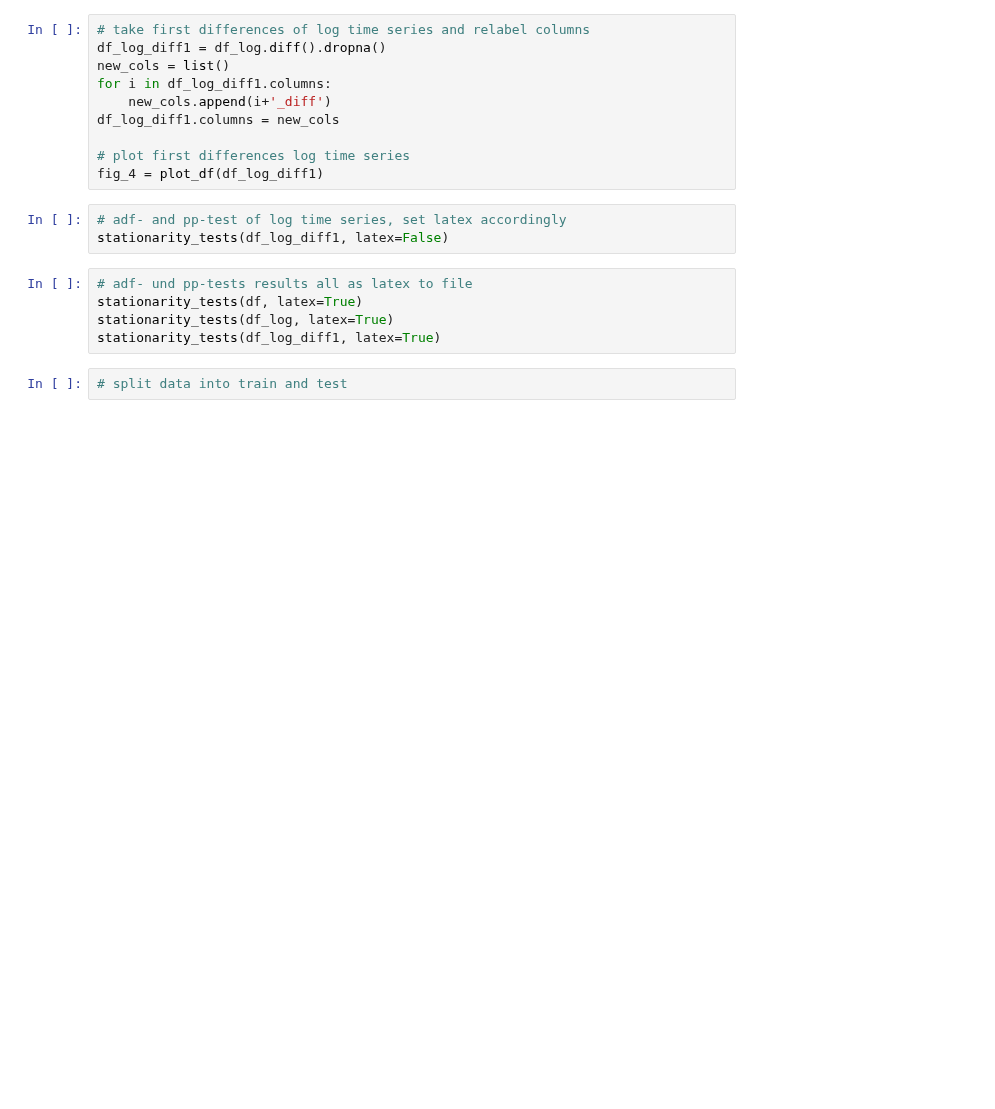
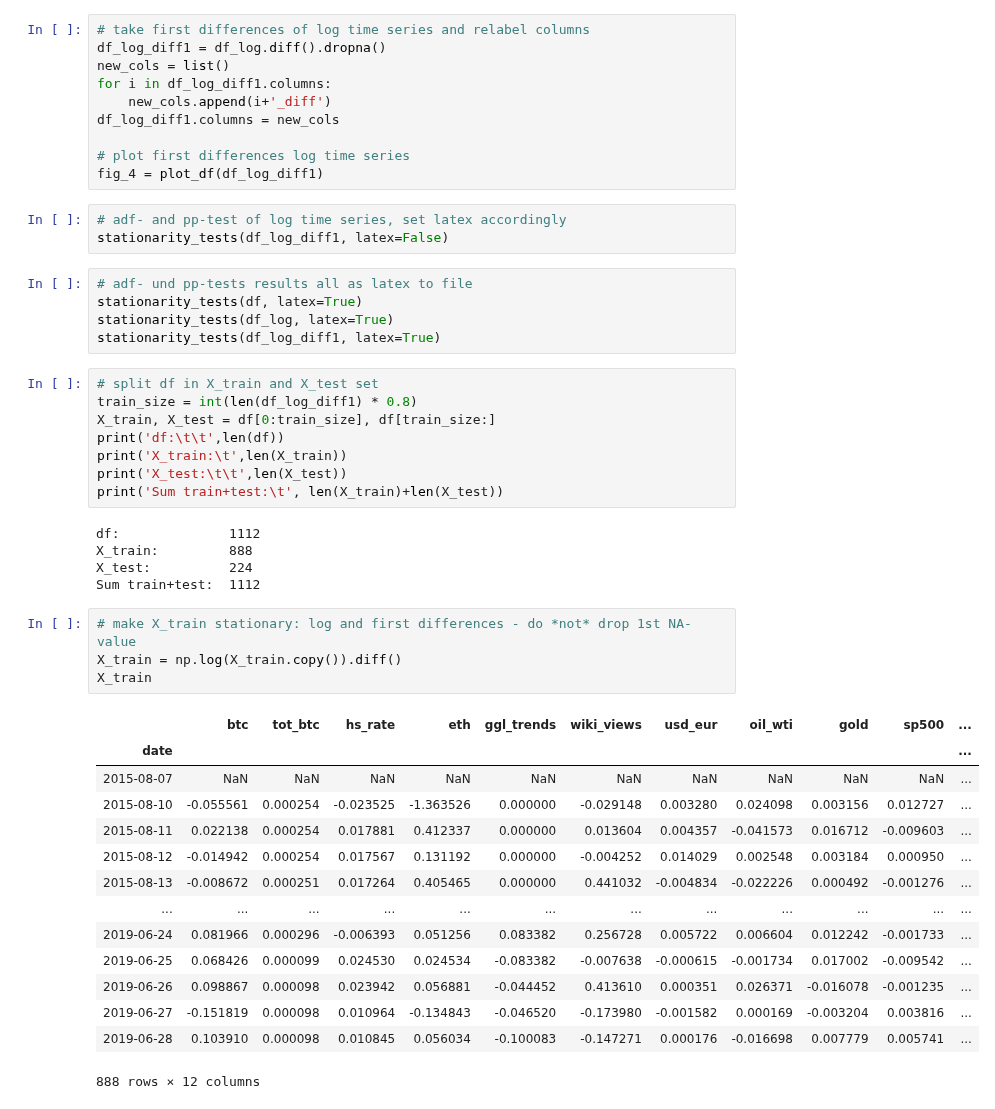
Before and after one commit to jochenmadler/BA_TimeSeriesAnalysis, a Jupyter notebook: M4.ipynb, the cells around one changed output. Saved outputs shown, nothing was run; the diff lists cells and outputs as text; blank space fills up the shorter version.

Commit message:
26: M4, split df in train and test, transformed train + grangercausality matrix on X_train

```diff
--- a/M4.ipynb
+++ b/M4.ipynb
@@ -254,5 +257,35 @@ stationarity_tests(df_log_diff1, latex=False)
 stationarity_tests(df, latex=True)
 stationarity_tests(df_log, latex=True)
 stationarity_tests(df_log_diff1, latex=True)
-# %%
-# split data into train and test
+# %%
+# split df in X_train and X_test set
+train_size = int(len(df_log_diff1) * 0.8)
+X_train, X_test = df[0:train_size], df[train_size:]
+print('df:\t\t',len(df))
+print('X_train:\t',len(X_train))
+print('X_test:\t\t',len(X_test))
+print('Sum train+test:\t', len(X_train)+len(X_test))
+# %% [output]
+df:              1112
+X_train:         888
+X_test:          224
+Sum train+test:  1112
+# %%
+# make X_train stationary: log and first differences - do *not* drop 1st NA-value
+X_train = np.log(X_train.copy()).diff()
+X_train
+# %% [output]
+|  | btc | tot_btc | hs_rate | eth | ggl_trends | wiki_views | usd_eur | oil_wti | gold | sp500 | ... |
+| date |  |  |  |  |  |  |  |  |  |  | ... |
+| 2015-08-07 | NaN | NaN | NaN | NaN | NaN | NaN | NaN | NaN | NaN | NaN | ... |
+| 2015-08-10 | -0.055561 | 0.000254 | -0.023525 | -1.363526 | 0.000000 | -0.029148 | 0.003280 | 0.024098 | 0.003156 | 0.012727 | ... |
+| 2015-08-11 | 0.022138 | 0.000254 | 0.017881 | 0.412337 | 0.000000 | 0.013604 | 0.004357 | -0.041573 | 0.016712 | -0.009603 | ... |
+| 2015-08-12 | -0.014942 | 0.000254 | 0.017567 | 0.131192 | 0.000000 | -0.004252 | 0.014029 | 0.002548 | 0.003184 | 0.000950 | ... |
+| 2015-08-13 | -0.008672 | 0.000251 | 0.017264 | 0.405465 | 0.000000 | 0.441032 | -0.004834 | -0.022226 | 0.000492 | -0.001276 | ... |
+| ... | ... | ... | ... | ... | ... | ... | ... | ... | ... | ... | ... |
+| 2019-06-24 | 0.081966 | 0.000296 | -0.006393 | 0.051256 | 0.083382 | 0.256728 | 0.005722 | 0.006604 | 0.012242 | -0.001733 | ... |
+| 2019-06-25 | 0.068426 | 0.000099 | 0.024530 | 0.024534 | -0.083382 | -0.007638 | -0.000615 | -0.001734 | 0.017002 | -0.009542 | ... |
+| 2019-06-26 | 0.098867 | 0.000098 | 0.023942 | 0.056881 | -0.044452 | 0.413610 | 0.000351 | 0.026371 | -0.016078 | -0.001235 | ... |
+| 2019-06-27 | -0.151819 | 0.000098 | 0.010964 | -0.134843 | -0.046520 | -0.173980 | -0.001582 | 0.000169 | -0.003204 | 0.003816 | ... |
+| 2019-06-28 | 0.103910 | 0.000098 | 0.010845 | 0.056034 | -0.100083 | -0.147271 | 0.000176 | -0.016698 | 0.007779 | 0.005741 | ... |
+888 rows × 12 columns
```
Also changed, not shown: parts of 6 cells of this notebook, 2 other files.
